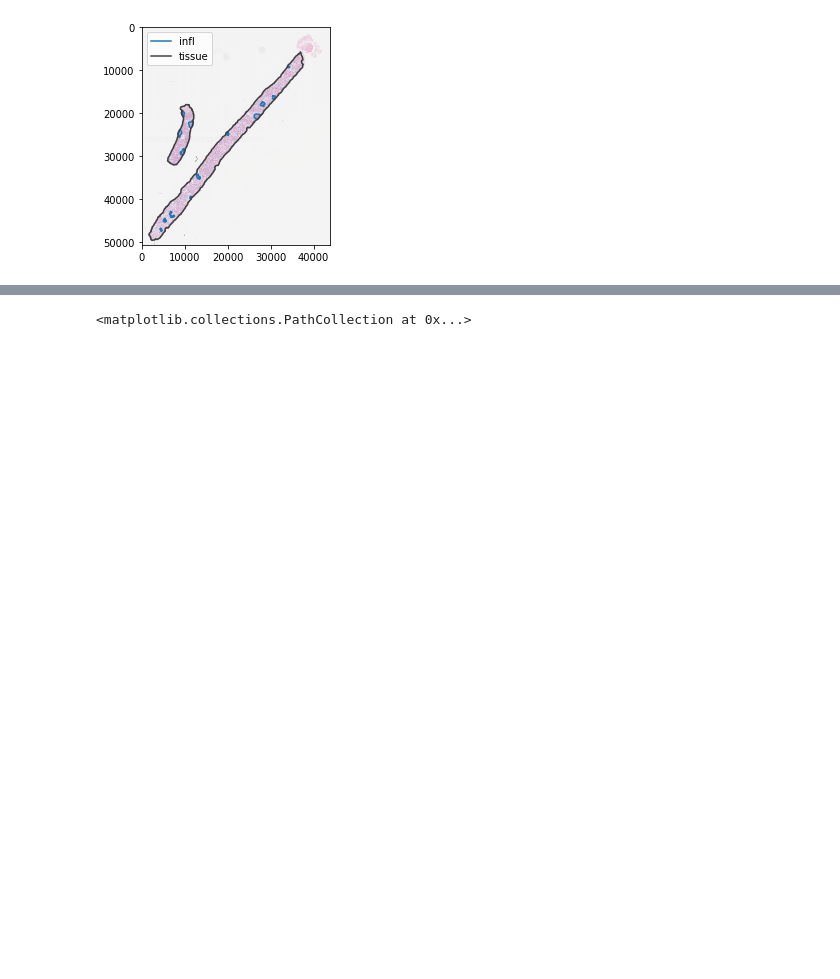
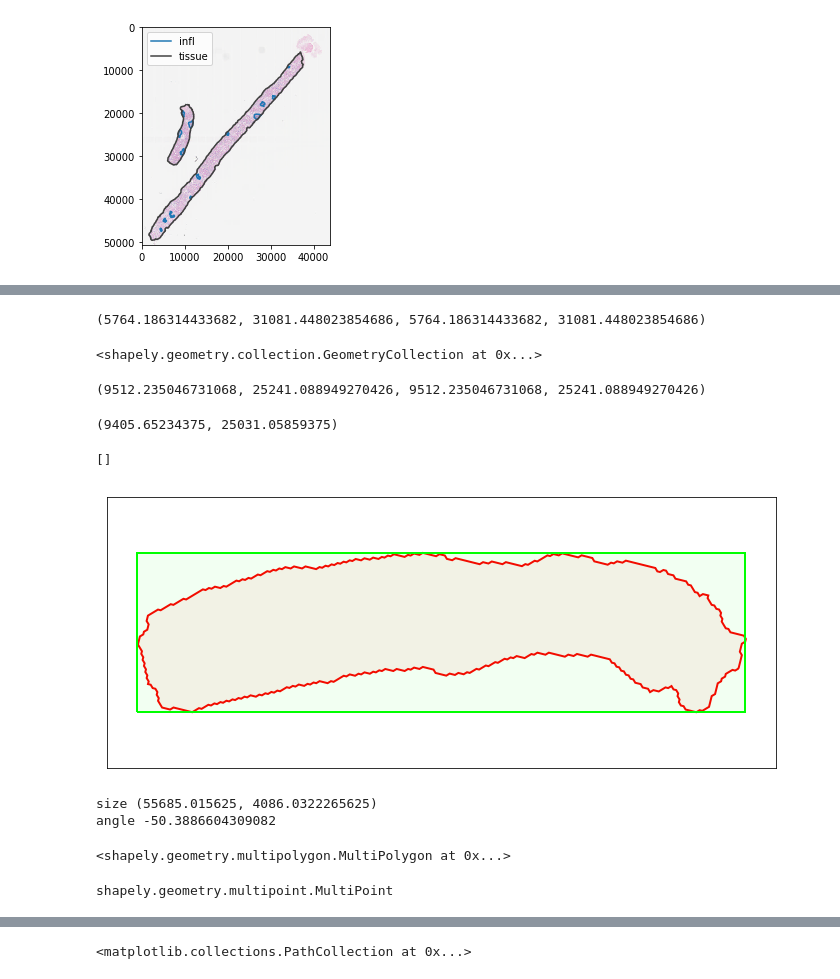
Before and after one commit to DSLituiev/slideslicer, a Jupyter notebook: notebooks/sample_patches_from_slide.ipynb, the cells around one changed output, grey strips where cells are left out. Cells and saved outputs as stored; diff of their text form; code cells hidden in the pictures; blank space fills up the shorter version.

Commit message:
plotting

```diff
--- a/notebooks/sample_patches_from_slide.ipynb
+++ b/notebooks/sample_patches_from_slide.ipynb
@@ -78,0 +273,6 @@ plt.legend(loc='upper left')#, bbox_to_anchor=(1, 0.5))
+# %%
+points = sample_points(rreader.df.iloc[-2]['polygon'], spacing=512,
+#                        mode='grid'
+                      )
+points
+# simulate_sampling(points, 512, n=50)
@@ -78,0 +308,72 @@ plt.legend(loc='upper left')#, bbox_to_anchor=(1, 0.5))
+# %%
+min((p.bounds for p in points))
+# %% [output]
+(5764.186314433682, 31081.448023854686, 5764.186314433682, 31081.448023854686)
+# %%
+Point(5764.186314433682, 31081.448023854686) & pg
+# %% [output]
+<shapely.geometry.collection.GeometryCollection at 0x...>
+# %%
+n_points = 1000
+pg = Polygon(rreader.df.iloc[-2]['vertices'])
+
+
+center, sz, angle_ = cv2.minAreaRect(np.asarray(pg.boundary, dtype=int))
+pg_rot = rotate(pg, -angle_)
+x0,y0, x1, y1 = pg_rot.bounds
+w, h = sz
+points_rand = np.random.rand(n_points, 2) * np.r_[w, h] + np.r_[x0, y0]
+points_rand = asMultiPoint(points_rand).intersection(pg_rot)
+# points_rand = rotate(points_rand, angle_)
+# %%
+pg.centroid.bounds
+# %% [output]
+(9512.235046731068, 25241.088949270426, 9512.235046731068, 25241.088949270426)
+# %%
+# pg.boundary
+sz
+center
+# %% [output]
+(9405.65234375, 25031.05859375)
+# %%
+# points[:100]
+points = MultiPoint([pp for pp in points if isinstance(pg & pp, Point)])
+
+import matplotlib.pyplot as plt
+from descartes import PolygonPatch
+fig, ax = plt.subplots(1, figsize=(12,5))
+# ax.imshow(patch)
+# for _, pp_ in prois.iterrows():
+#     print(pp_['name'])
+#     pp = pp_.polygon
+
+# ax.add_patch(PolygonPatch(rreader.df.iloc[-2]['polygon'], fc=(1,0,0,0.05), ec=(1,0,0,1), lw=2))
+ax.add_patch(PolygonPatch(pg_rot, fc=(1,0,0,0.05), ec=(1,0,0,1), lw=2))
+ax.add_patch(PolygonPatch(CentredRectangle(*(9100, 25300), *sz), fc=(0,1,0,0.05), ec=(0,1,0,1), lw=2))
+
+# ax.add_patch(PolygonPatch(points.buffer(20), fc=(0,1,1,1), ec=(0.2,0.5,0.5,1), lw=2))
+ax.relim()
+ax.autoscale_view()
+ax.axis('equal')
+ax.set_xticks([])
+ax.set_yticks([])
+# %% [output]
+[]
+[figure, added]
+# %%
+# points = sample_points(rreader.df.iloc[-2]['vertices'], spacing=512, mode='grid')
+points = sample_points(rreader.df.iloc[-1]['vertices'], spacing=512, mode='rotated_grid')
+# print(len(points))
+# print(points.bounds)
+simulate_sampling(points, 512, n=50)
+# points[:50]
+# %% [output]
+size (55685.015625, 4086.0322265625)
+angle -50.3886604309082
+<shapely.geometry.multipolygon.MultiPolygon at 0x...>
+# %%
+# points = sample_points(rreader.df.iloc[-1]['vertices'], spacing=512, mode='grid')
+# asMultiPoint(points[:500])
+type(MultiPoint(points))
+# %% [output]
+shapely.geometry.multipoint.MultiPoint
```
Also changed, not shown: parts of 44 cells of this notebook, 3 other files.
